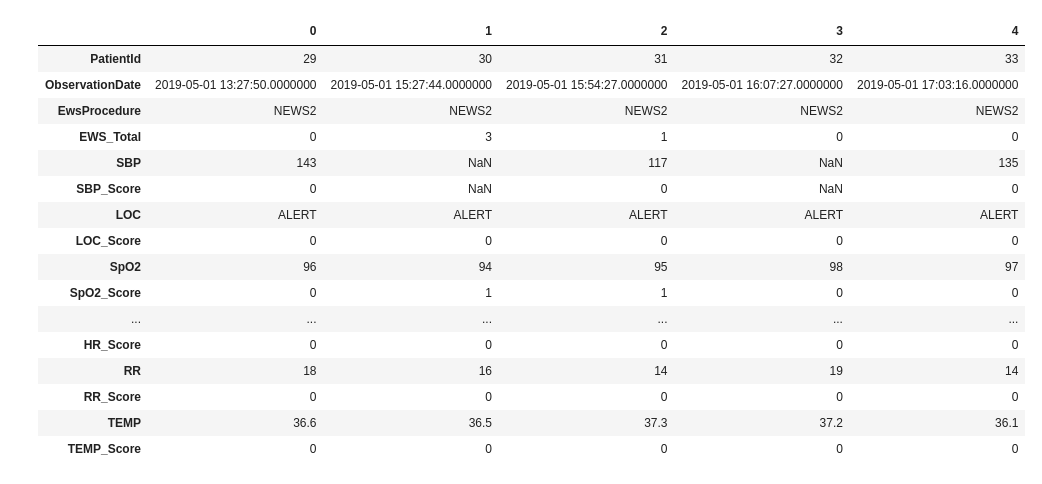
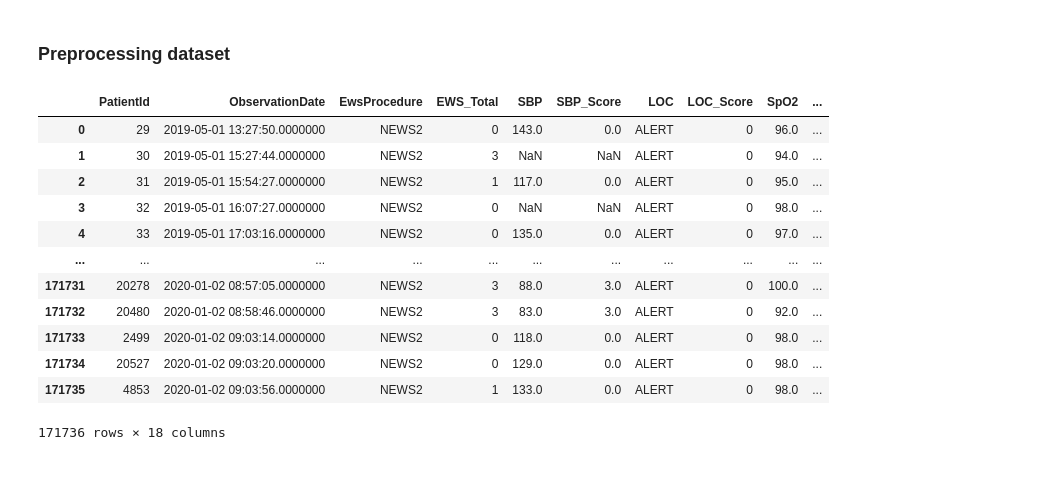
Before and after one commit to kustex/arinti_ews_usecase, a Jupyter notebook: arinti_EWS_notebook.ipynb, the cells around one changed output. Drawn from its saved outputs; the diff is of its cells as text; code cells hidden in the pictures.

```diff
--- a/arinti_EWS_notebook.ipynb
+++ b/arinti_EWS_notebook.ipynb
@@ -4,5 +4,4 @@ import pandas as pd
 import numpy as np
 import datetime as dt
 
-df = pd.read_csv('20200124_ews_observations.csv')
-df.dtypes
+df = pd.read_csv('20200124_ews_observations.csv', low_memory=False)
@@ -28,0 +8,2 @@ dtype: object
+# %% [markdown]
+### Preprocessing dataset
@@ -29,20 +12,16 @@ dtype: object
 # %%
-df.head().T
+df
 # %% [output]
-|  | 0 | 1 | 2 | 3 | 4 |
-| PatientId | 29 | 30 | 31 | 32 | 33 |
-| ObservationDate | 2019-05-01 13:27:50.0000000 | 2019-05-01 15:27:44.0000000 | 2019-05-01 15:54:27.0000000 | 2019-05-01 16:07:27.0000000 | 2019-05-01 17:03:16.0000000 |
-| EwsProcedure | NEWS2 | NEWS2 | NEWS2 | NEWS2 | NEWS2 |
-| EWS_Total | 0 | 3 | 1 | 0 | 0 |
-| SBP | 143 | NaN | 117 | NaN | 135 |
-| SBP_Score | 0 | NaN | 0 | NaN | 0 |
-| LOC | ALERT | ALERT | ALERT | ALERT | ALERT |
-| LOC_Score | 0 | 0 | 0 | 0 | 0 |
-| SpO2 | 96 | 94 | 95 | 98 | 97 |
-| SpO2_Score | 0 | 1 | 1 | 0 | 0 |
-| ... | ... | ... | ... | ... | ... |
-| HR_Score | 0 | 0 | 0 | 0 | 0 |
-| RR | 18 | 16 | 14 | 19 | 14 |
-| RR_Score | 0 | 0 | 0 | 0 | 0 |
-| TEMP | 36.6 | 36.5 | 37.3 | 37.2 | 36.1 |
-| TEMP_Score | 0 | 0 | 0 | 0 | 0 |
+|  | PatientId | ObservationDate | EwsProcedure | EWS_Total | SBP | SBP_Score | LOC | LOC_Score | SpO2 | ... |
+| 0 | 29 | 2019-05-01 13:27:50.0000000 | NEWS2 | 0 | 143.0 | 0.0 | ALERT | 0 | 96.0 | ... |
+| 1 | 30 | 2019-05-01 15:27:44.0000000 | NEWS2 | 3 | NaN | NaN | ALERT | 0 | 94.0 | ... |
+| 2 | 31 | 2019-05-01 15:54:27.0000000 | NEWS2 | 1 | 117.0 | 0.0 | ALERT | 0 | 95.0 | ... |
+| 3 | 32 | 2019-05-01 16:07:27.0000000 | NEWS2 | 0 | NaN | NaN | ALERT | 0 | 98.0 | ... |
+| 4 | 33 | 2019-05-01 17:03:16.0000000 | NEWS2 | 0 | 135.0 | 0.0 | ALERT | 0 | 97.0 | ... |
+| ... | ... | ... | ... | ... | ... | ... | ... | ... | ... | ... |
+| 171731 | 20278 | 2020-01-02 08:57:05.0000000 | NEWS2 | 3 | 88.0 | 3.0 | ALERT | 0 | 100.0 | ... |
+| 171732 | 20480 | 2020-01-02 08:58:46.0000000 | NEWS2 | 3 | 83.0 | 3.0 | ALERT | 0 | 92.0 | ... |
+| 171733 | 2499 | 2020-01-02 09:03:14.0000000 | NEWS2 | 0 | 118.0 | 0.0 | ALERT | 0 | 98.0 | ... |
+| 171734 | 20527 | 2020-01-02 09:03:20.0000000 | NEWS2 | 0 | 129.0 | 0.0 | ALERT | 0 | 98.0 | ... |
+| 171735 | 4853 | 2020-01-02 09:03:56.0000000 | NEWS2 | 1 | 133.0 | 0.0 | ALERT | 0 | 98.0 | ... |
+171736 rows × 18 columns
```
Also changed, not shown: parts of 15 cells of this notebook.
